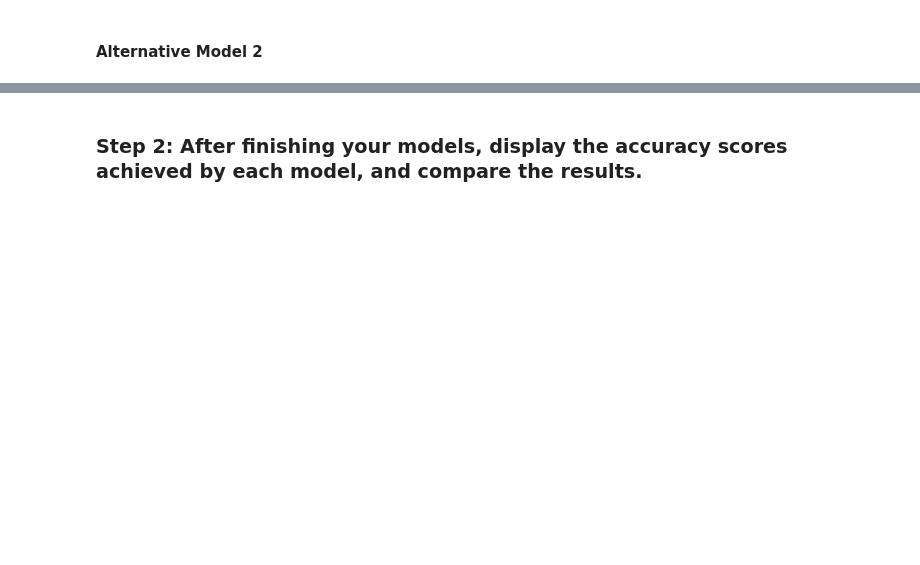
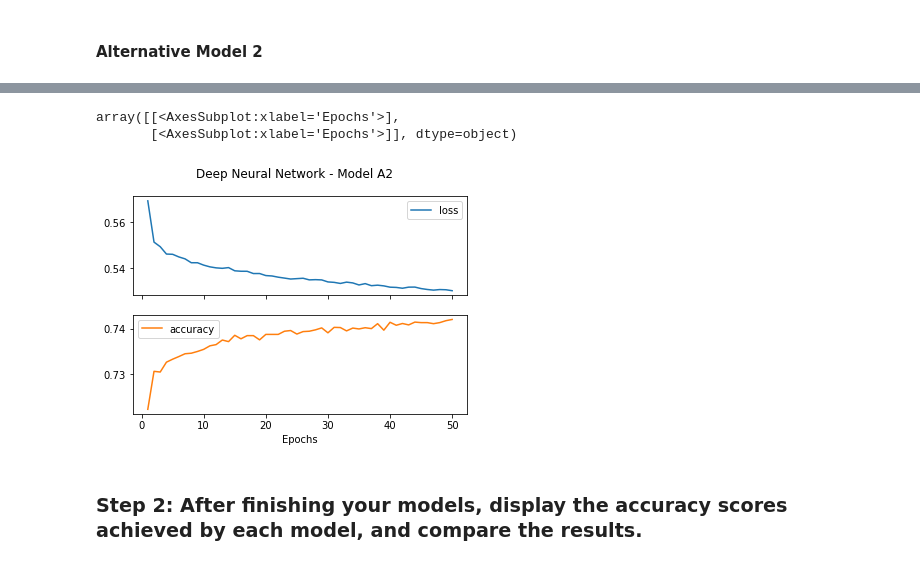
Before and after one commit to johngru/deep_learning_vc_risk_model, a Jupyter notebook: venture_funding_with_deep_learning.ipynb, the cells around one changed output, grey strips where cells are left out. Saved outputs shown, nothing was run; the diff lists cells and outputs as text; code cells hidden in the pictures; blank space fills up the shorter version.

```diff
--- a/venture_funding_with_deep_learning.ipynb
+++ b/venture_funding_with_deep_learning.ipynb
@@ -397,0 +566,6 @@ hidden_nodes_layer1_A2
+# %%
+# Define the number of hidden nodes for the fourth hidden layer
+hidden_nodes_layer4_A2 = ceil((hidden_nodes_layer3_A2+number_output_neurons_A2)/2)
+
+# Review the number of hidden nodes in the first layer
+hidden_nodes_layer4_A2
@@ -398,3 +574,3 @@ hidden_nodes_layer1_A2
 # %%
 # Create the Sequential model instance
-nn_A2 = # YOUR CODE HERE
+nn_A2 = Sequential()
@@ -415,0 +626,10 @@ nn_A2 = # YOUR CODE HERE
+# %%
+# Compile the Sequential model
+nn_A2.compile(loss='binary_crossentropy',
+           optimizer='adam',
+           metrics=['accuracy'])
+# %%
+# Fit the model using 50 epochs and the training data
+fit_model_A2 = nn_A2.fit(X_train_scaled,
+                         y_train,
+                         epochs=50)
@@ -416,3 +654,16 @@ nn_A2 = # YOUR CODE HERE
+# %%
+# Create a DataFrame with the history dictionary
+df = pd.DataFrame(fit_model_A2.history, index=range(1, len(fit_model_A2.history["loss"]) + 1))
+
+df.plot(title='Deep Neural Network - Model A2',
+        y=['loss','accuracy'],
+        xlabel='Epochs',
+        layout=(2,1),
+        subplots=True)
+# %% [output]
+array([[<AxesSubplot:xlabel='Epochs'>],
+       [<AxesSubplot:xlabel='Epochs'>]], dtype=object)
+[figure, added]
 # %% [markdown]
 ### Step 2: After finishing your models, display the accuracy scores achieved by each model, and compare the results.
 # %%
```
Also changed, not shown: parts of 43 cells of this notebook, 4 other files.
